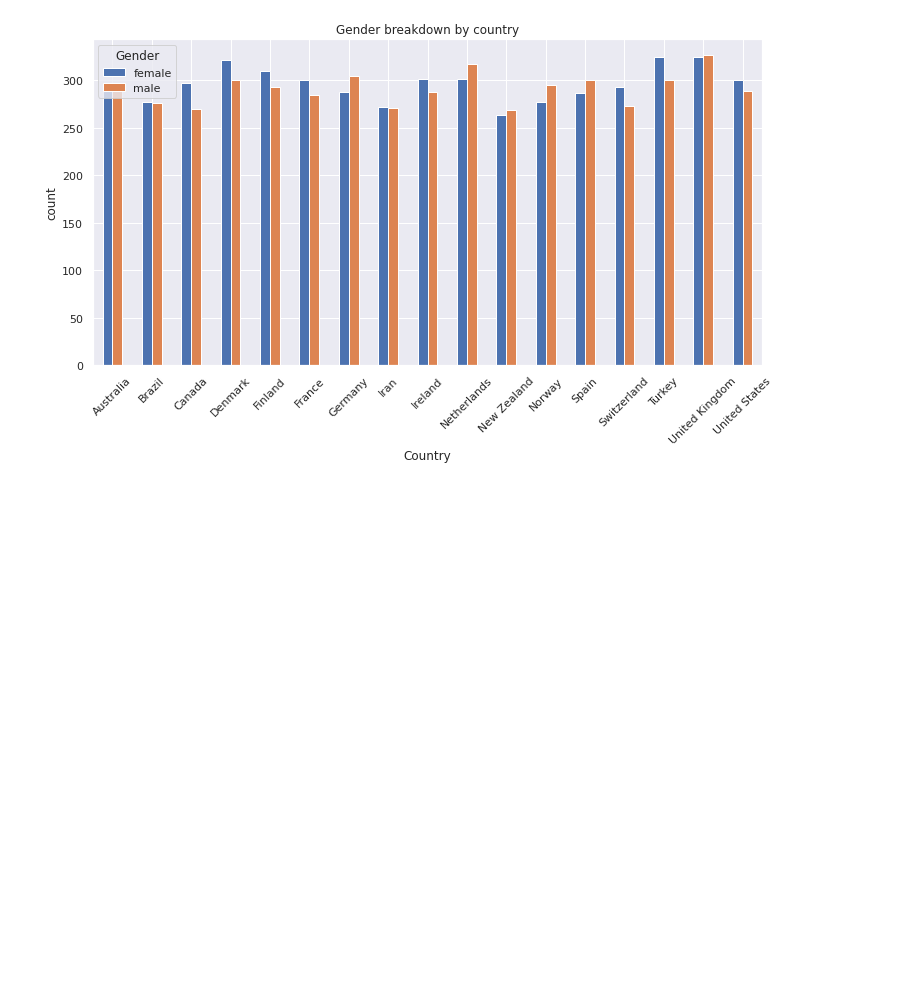
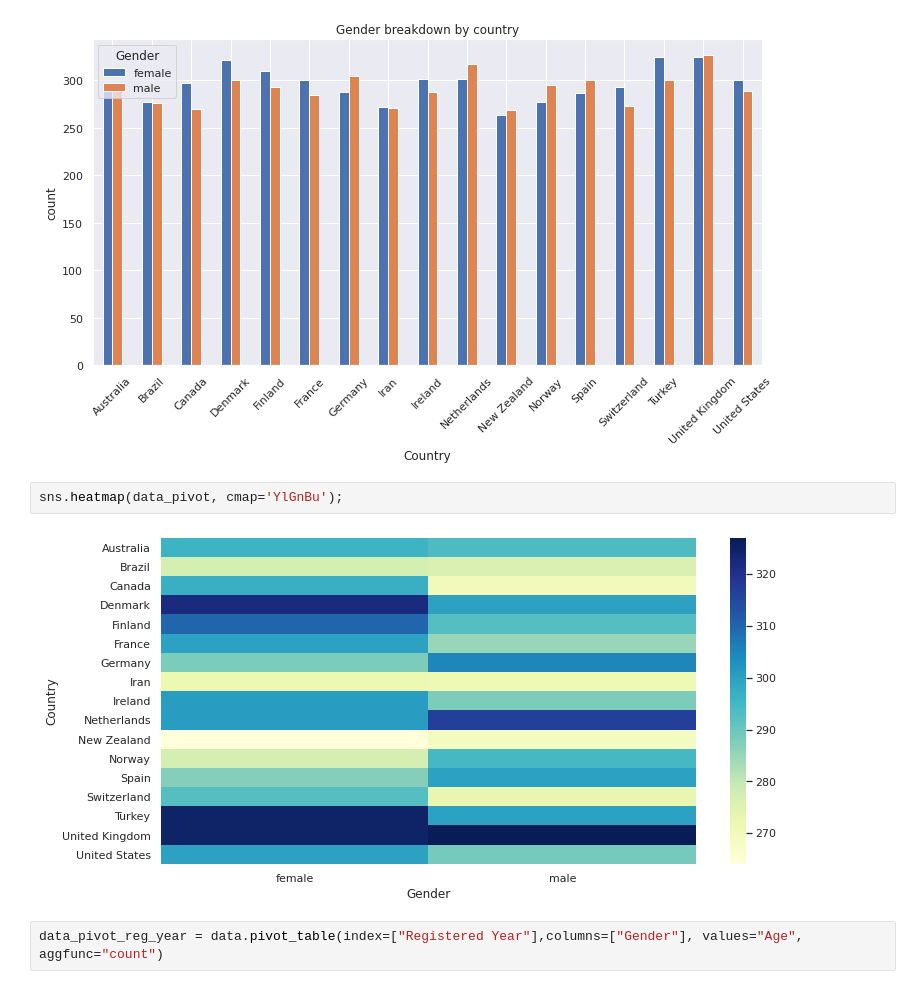
Before and after one commit to EdmonAbrahamyan/Data-Generation-and-EDA, a Jupyter notebook: Eda UserData.ipynb, the cells around one changed output. Drawn from its saved outputs; the diff is of its cells as text; blank space fills up the shorter version.

Commit message:
Add some visualization

```diff
--- a/Eda UserData.ipynb
+++ b/Eda UserData.ipynb
@@ -35,3 +35,9 @@ data_pivot = data.pivot_table(index=["Country"],columns=["Gender"], values="Age"
 data_pivot.plot.bar(rot=45, title = 'Gender breakdown by country', ylabel = 'count');
 # %% [output]
 [figure]
+# %%
+sns.heatmap(data_pivot, cmap='YlGnBu');
+# %% [output]
+[figure, added]
+# %%
+data_pivot_reg_year = data.pivot_table(index=["Registered Year"],columns=["Gender"], values="Age", aggfunc="count")
```
Also changed, not shown: parts of 4 cells of this notebook, 1 other file.
